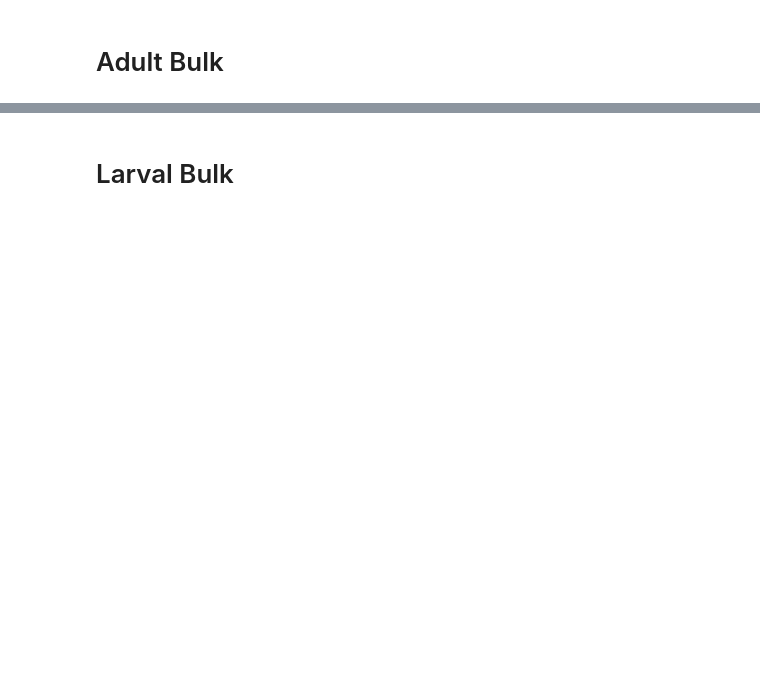
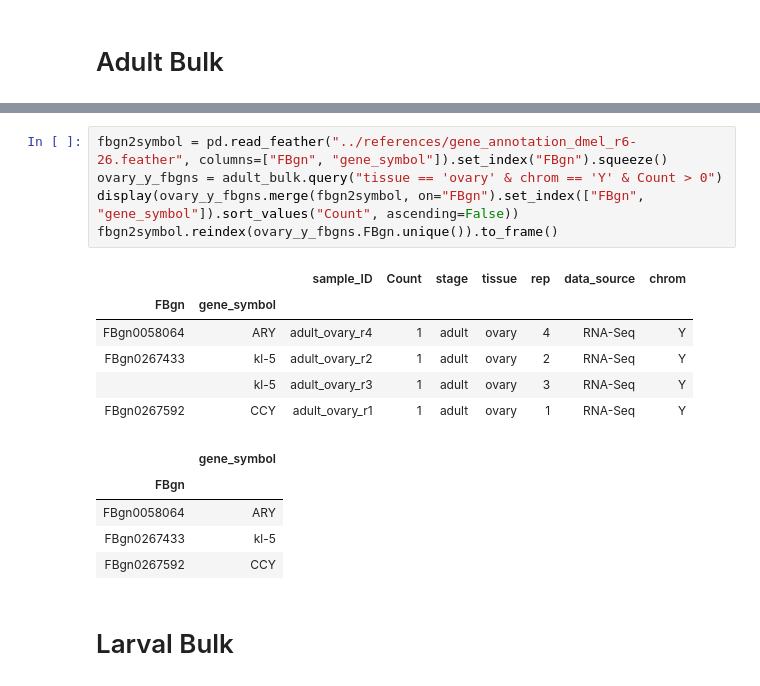
Before and after one commit to jfear/larval_gonad, a Jupyter notebook: science_submission/scripts/fig2D-F_stats.ipynb, the cells around one changed output, grey strips where cells are left out. Saved outputs shown, nothing was run; the diff lists cells and outputs as text; blank space fills up the shorter version.

```diff
--- a/science_submission/scripts/fig2D-F_stats.ipynb
+++ b/science_submission/scripts/fig2D-F_stats.ipynb
@@ -26,6 +34,23 @@ run_chisq(adult_ct).loc[("testis", ["observed", "adj std residual", "fdr q-value
 | testis | observed | 5499.0000 | 6662.0000 | 6994.0000 | 6657.0000 | 8489.0000 | 271.0000 | 32.0000 |
 |  | adj std residual | -5.0496 | 3.5770 | -0.2172 | -0.2919 | 1.7339 | -1.8987 | 4.9609 |
 |  | fdr q-value | 0.0000 | 0.0016 | 0.3896 | 0.3896 | 0.1242 | 0.1151 | 0.0000 |
+# %%
+fbgn2symbol = pd.read_feather("../references/gene_annotation_dmel_r6-26.feather", columns=["FBgn", "gene_symbol"]).set_index("FBgn").squeeze()
+ovary_y_fbgns = adult_bulk.query("tissue == 'ovary' & chrom == 'Y' & Count > 0")
+display(ovary_y_fbgns.merge(fbgn2symbol, on="FBgn").set_index(["FBgn", "gene_symbol"]).sort_values("Count", ascending=False))
+fbgn2symbol.reindex(ovary_y_fbgns.FBgn.unique()).to_frame()
+# %% [output]
+|  |  | sample_ID | Count | stage | tissue | rep | data_source | chrom |
+| FBgn | gene_symbol |  |  |  |  |  |  |  |
+| FBgn0058064 | ARY | adult_ovary_r4 | 1 | adult | ovary | 4 | RNA-Seq | Y |
+| FBgn0267433 | kl-5 | adult_ovary_r2 | 1 | adult | ovary | 2 | RNA-Seq | Y |
+|  | kl-5 | adult_ovary_r3 | 1 | adult | ovary | 3 | RNA-Seq | Y |
+| FBgn0267592 | CCY | adult_ovary_r1 | 1 | adult | ovary | 1 | RNA-Seq | Y |
+|  | gene_symbol |
+| FBgn |  |
+| FBgn0058064 | ARY |
+| FBgn0267433 | kl-5 |
+| FBgn0267592 | CCY |
 # %% [markdown]
  # Larval Bulk
 # %%
```
Also changed, not shown: parts of 6 cells of this notebook, 1 other file.
